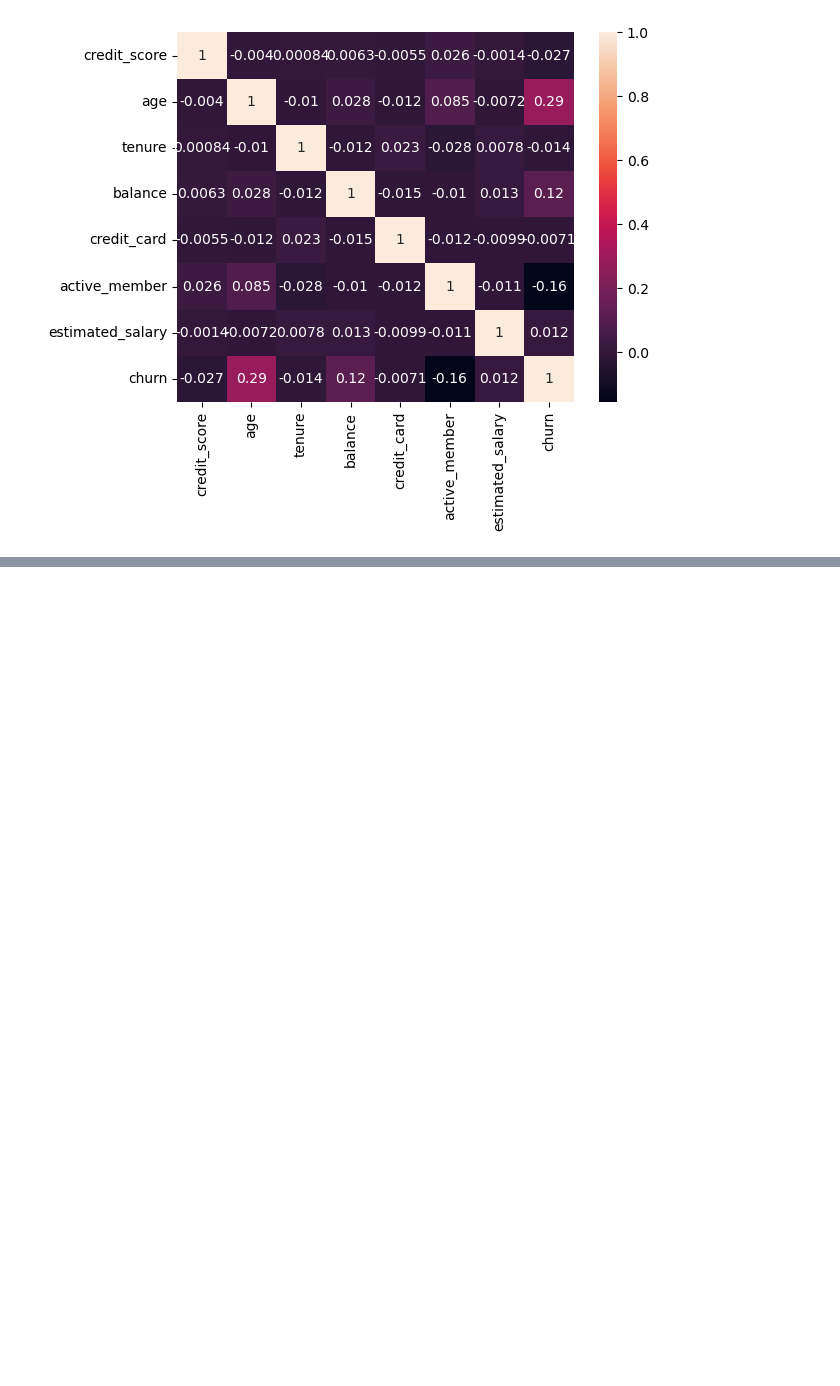
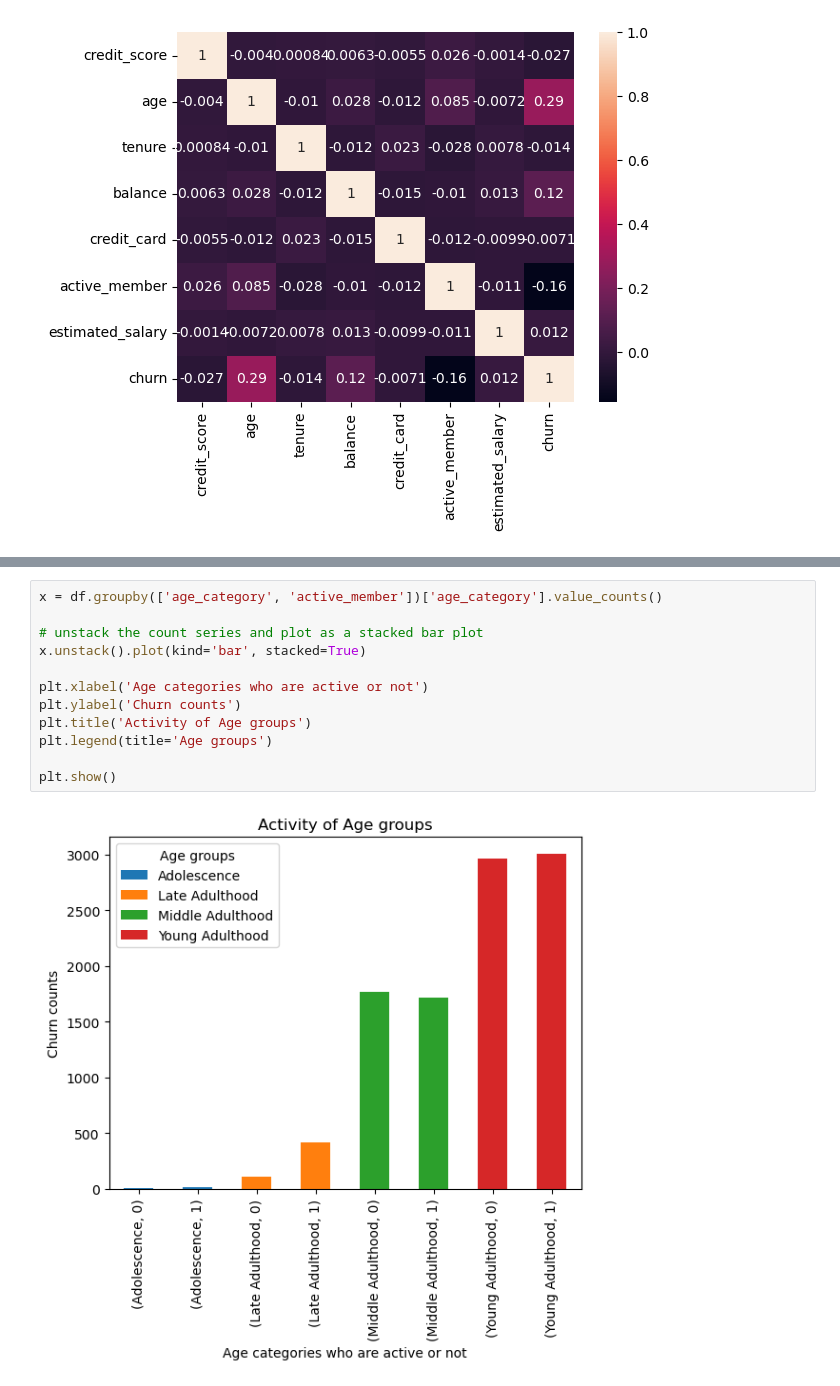
Before and after one commit to bakasheddy/RetainMe-Predicting-Customer-Retention, a Jupyter notebook: Notebook.ipynb, the cells around one changed output, grey strips where cells are left out. Saved outputs shown, nothing was run; the diff lists cells and outputs as text; blank space fills up the shorter version.

```diff
--- a/Notebook.ipynb
+++ b/Notebook.ipynb
@@ -210,0 +201,14 @@ Name: age_category, dtype: int64
+# %%
+x = df.groupby(['age_category', 'active_member'])['age_category'].value_counts()
+
+# unstack the count series and plot as a stacked bar plot
+x.unstack().plot(kind='bar', stacked=True)
+
+plt.xlabel('Age categories who are active or not')
+plt.ylabel('Churn counts')
+plt.title('Activity of Age groups')
+plt.legend(title='Age groups')
+
+plt.show()
+# %% [output]
+[figure, added]
```
Also changed, not shown: parts of 14 cells of this notebook.
